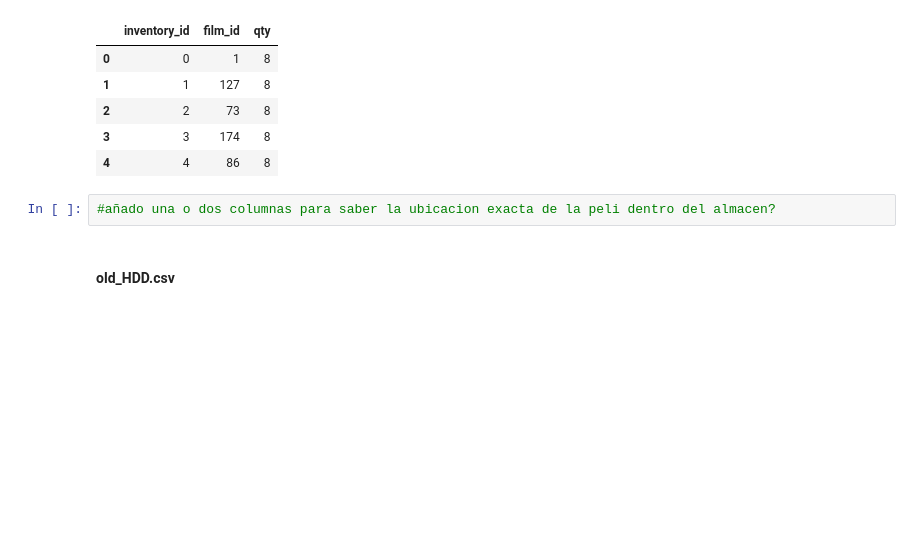
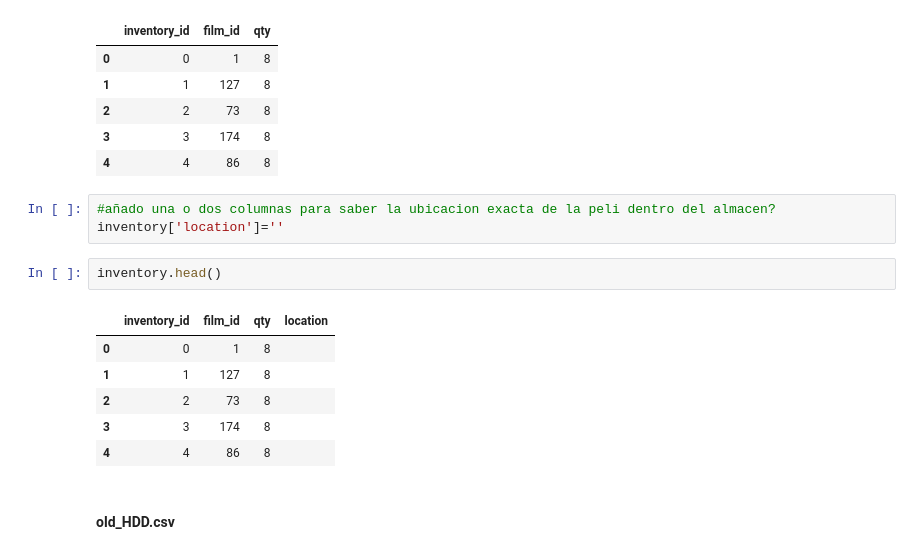
Before and after one commit to carolinariveraa/SQL-Database, a Jupyter notebook: notebook/main.ipynb, the cells around one changed output. Drawn from its saved outputs; the diff is of its cells as text; blank space fills up the shorter version.

Commit message:
añado la location

```diff
--- a/notebook/main.ipynb
+++ b/notebook/main.ipynb
@@ -249,6 +249,16 @@ inventory.head()
 | 4 | 4 | 86 | 8 |
 # %%
 #añado una o dos columnas para saber la ubicacion exacta de la peli dentro del almacen?
+inventory['location']=''
+# %%
+inventory.head()
+# %% [output]
+|  | inventory_id | film_id | qty | location |
+| 0 | 0 | 1 | 8 |  |
+| 1 | 1 | 127 | 8 |  |
+| 2 | 2 | 73 | 8 |  |
+| 3 | 3 | 174 | 8 |  |
+| 4 | 4 | 86 | 8 |  |
 # %% [markdown]
 #### old_HDD.csv
 # %%
```
Also changed, not shown: parts of 3 cells of this notebook.
